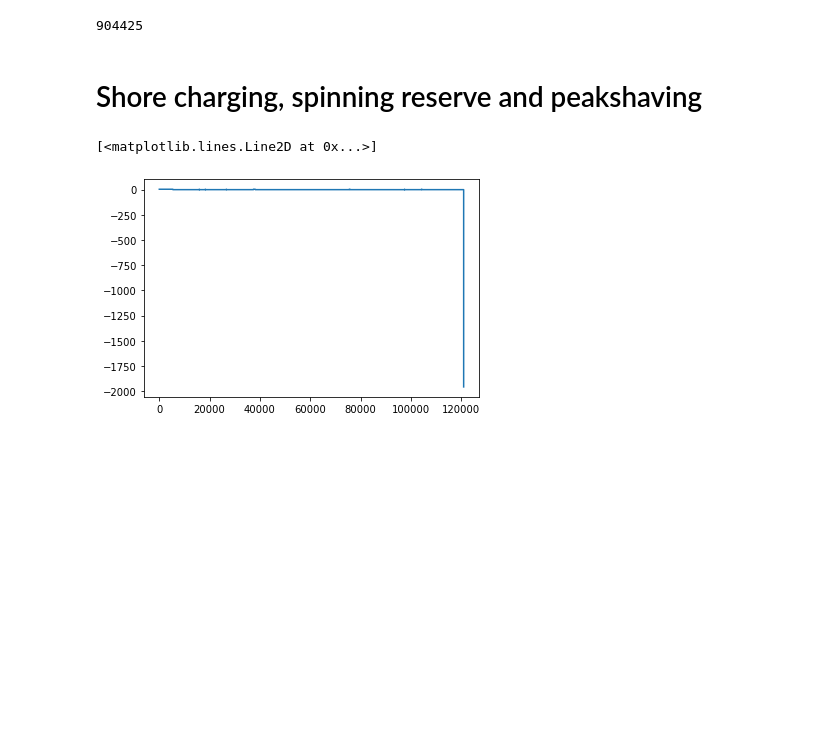
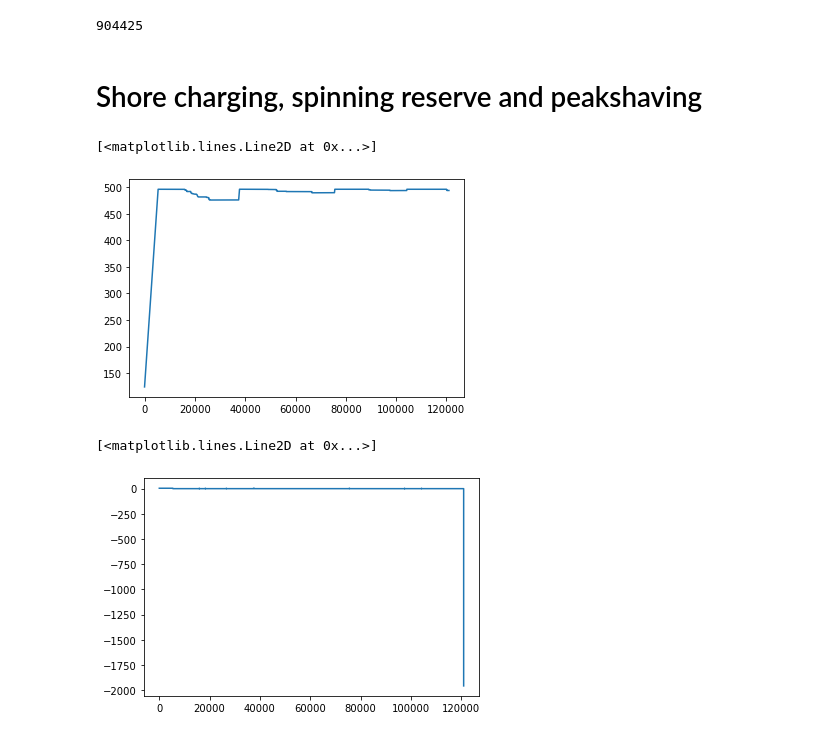
Before and after one commit to andreasdyve/EquinorProject, a Jupyter notebook: python notebooks/Case_1_Reference.ipynb, the cells around one changed output. Saved outputs shown, nothing was run; the diff lists cells and outputs as text; code cells hidden in the pictures; blank space fills up the shorter version.

```diff
--- a/python notebooks/Case_1_Reference.ipynb
+++ b/python notebooks/Case_1_Reference.ipynb
@@ -223,30 +222,21 @@ for i in range(len(load)):
     if i == 120959:
         pass
     elif opid[i] == 100:
-        if load[i] <= 2100 and load[i+1] <= 2100 and soc[i] >= 310:
+
+        if load[i] <= 2100 and soc[i] >= 200:
             dg0[i] = load[i]
             soc[i+1] = soc[i]
-        elif load[i] <= 2100 and load[i+1] > 2100 and soc[i] >= 310:
-            dg0[i] = load[i]
-            soc[i+1] = soc[i]
-
-        elif load[i] <= 2100 and load[i+1] <= 2100 and soc[i] < 310:
-            dg0[i] = dg1[i] = load[i]/2
-            soc[i+1] = soc[i]
-        elif load[i] <= 2100 and load[i+1] > 2100 and soc[i] < 310:
+        elif load[i] <= 2100 and soc[i] < 200:
             dg0[i] = dg1[i] = load[i]/2
             soc[i+1] = soc[i]
 
-        elif load[i] > 2100 and load[i-1] < 2100 and soc[i] > 124: # if the load is over 2100 for less than 5 seconds battery covers
-            dg0[i] = 2100
-            bat[i] = load[i] - dg0[i]
-            soc[i+1] = soc[i] - bat[i]/720
-        elif load[i] > 2100 and load[i-1] < 2100 and soc[i] <= 124: # if the load is over 2100 for less than 5 seconds battery covers
-            dg0[i] = dg1[i] = load[i]
-            soc[i+1] = soc[i]
-        elif load[i] > 2100 and load[i-1] > 2100:
+        elif load[i] > 2100 and soc[i] >= 200:
             dg0[i] = dg1[i] = load[i]/2
             soc[i+1] = soc[i]
+        elif load[i] > 2100 and soc[i] < 200:
+            dg0[i] = dg1[i] = dg3[i] = load[i]/3
+            soc[i+1] = soc[i]
+
         else:
             soc[i+1] = soc[i]
 
@@ -288,13 +278,7 @@ for i in range(len(load)):
 
 #Standby mode
     elif opid[i] == 7:
-#        if load[i] < 840 and soc[i] < 496:
-#            bat[i] = -100
-#            dg0[i] = load[i] - bat[i]
-#            soc[i+1] = soc[i] - bat[i]/720
-#        elif load[i] < 840 and soc[i] >= 496:
-#            dg0[i] = load[i]
-#            soc[i+1] = soc[i]
+
         if load[i] <= 2100 and load[i+1] <= 2100:
             dg0[i] = load[i]
             soc[i+1] = soc[i]
@@ -344,6 +328,11 @@ for i in range(len(load)):
     else:
         soc[i+1] = soc[i]
         dg0[i] = load[i]
+# %%
+plt.plot(soc)
+# %% [output]
+[<matplotlib.lines.Line2D at 0x...>]
+[figure, added]
 # %%
 bal = dg0 + dg1 + dg2 + dg3 + bat + shore - load
 plt.plot(bal)
```
Also changed, not shown: parts of 18 cells of this notebook, 1 other file.
